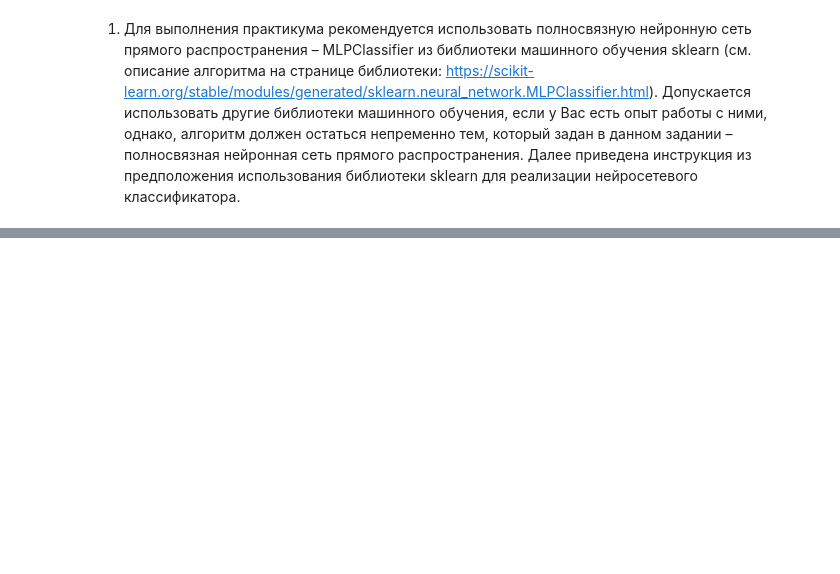
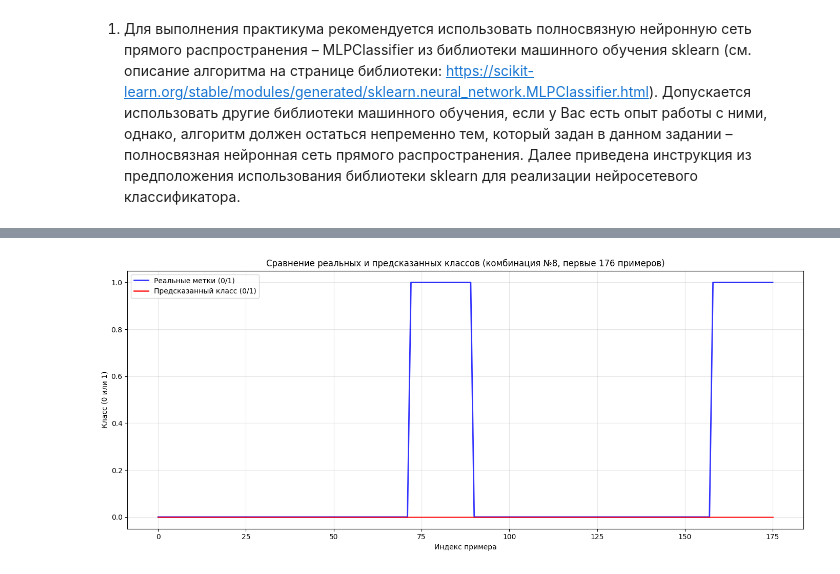
Before and after one commit to Bexaric/LB3_ML_Yakushev, a Jupyter notebook: notebook/LB3_Jupyter.ipynb, the cells around one changed output, grey strips where cells are left out. Saved outputs shown, nothing was run; the diff lists cells and outputs as text; code cells hidden in the pictures; blank space fills up the shorter version.

```diff
--- a/notebook/LB3_Jupyter.ipynb
+++ b/notebook/LB3_Jupyter.ipynb
@@ -161,0 +407,79 @@ ValueError: setting an array element with a sequence. The requested array has an
+# %%
+import ast
+import matplotlib.pyplot as plt
+import numpy as np
+from sklearn.neural_network import MLPClassifier
+
+# ------------------- Функция построения графика по номеру комбинации -------------------
+def plot_model_by_combo_id(combo_id, df_results, data_x, data_y, random_state):
+    """
+    Обучает MLPClassifier с гиперпараметрами, соответствующими combo_id,
+    и строит график реальных и предсказанных классов.
+
+    Параметры:
+        combo_id (int): номер комбинации из df_results['combo_id']
+        df_results (pd.DataFrame): результаты перебора гиперпараметров
+        data_x (np.array): матрица признаков
+        data_y (np.array): вектор целевых меток (0/1)
+        random_state (int): зерно случайности
+    """
+    # Находим строку с нужным combo_id
+    selected_row = df_results[df_results['combo_id'] == combo_id]
+    if selected_row.empty:
+        print(f"Ошибка: комбинация с номером {combo_id} не найдена!")
+        return
+
+    row = selected_row.iloc[0]
+
+    # Извлекаем гиперпараметры
+    hls = ast.literal_eval(row['hidden_layer_sizes'])
+    act = row['activation']
+    solv = row['solver']
+    max_it = row['max_iter']
+
+    print(f"\n=== Комбинация №{combo_id} ===")
+    print(f"hidden_layer_sizes = {hls}")
+    print(f"activation = {act}")
+    print(f"solver = {solv}")
+    print(f"max_iter = {max_it}")
+    print(f"CV Accuracy: {row['cv_mean_accuracy']:.4f} ± {row['cv_std_accuracy']:.4f}")
+    print(f"CV F1-score: {row['cv_mean_f1']:.4f} ± {row['cv_std_f1']:.4f}")
+
+    # Создаём и обучаем модель
+    mlp = MLPClassifier(
+        hidden_layer_sizes=hls,
+        activation=act,
+        solver=solv,
+        max_iter=max_it,
+        random_state=random_state,
+        early_stopping=True if solv == 'adam' else False,
+        n_iter_no_change=10,
+        validation_fraction=0.1
+    )
+    mlp.fit(data_x, data_y)
+
+    # Предсказания
+    y_pred_class = mlp.predict(data_x)
+
+    # Построение графика
+    plt.figure(figsize=(14, 6))
+
+    n_show = min(1000, len(data_y))
+    indices = np.arange(n_show)
+
+    plt.plot(indices, data_y[:n_show], label='Реальные метки (0/1)',
+             color='blue', linewidth=2, alpha=0.8)
+    plt.plot(indices, y_pred_class[:n_show], label='Предсказанный класс (0/1)',
+             color='red', linewidth=2, alpha=0.8)
+
+    plt.xlabel('Индекс примера')
+    plt.ylabel('Класс (0 или 1)')
+    plt.title(f'Сравнение реальных и предсказанных классов (комбинация №{combo_id}, первые {n_show} примеров)')
+    plt.legend()
+    plt.grid(True, alpha=0.3)
+    plt.tight_layout()
+    plt.show()
+
+user_combo = 8
+plot_model_by_combo_id(user_combo, df_results, data_x, data_y, random_state)
+# %% [output]
@@ -161,0 +493 @@ ValueError: setting an array element with a sequence. The requested array has an
+[figure, added]
```
Also changed, not shown: parts of 16 cells of this notebook, 4 other files.
